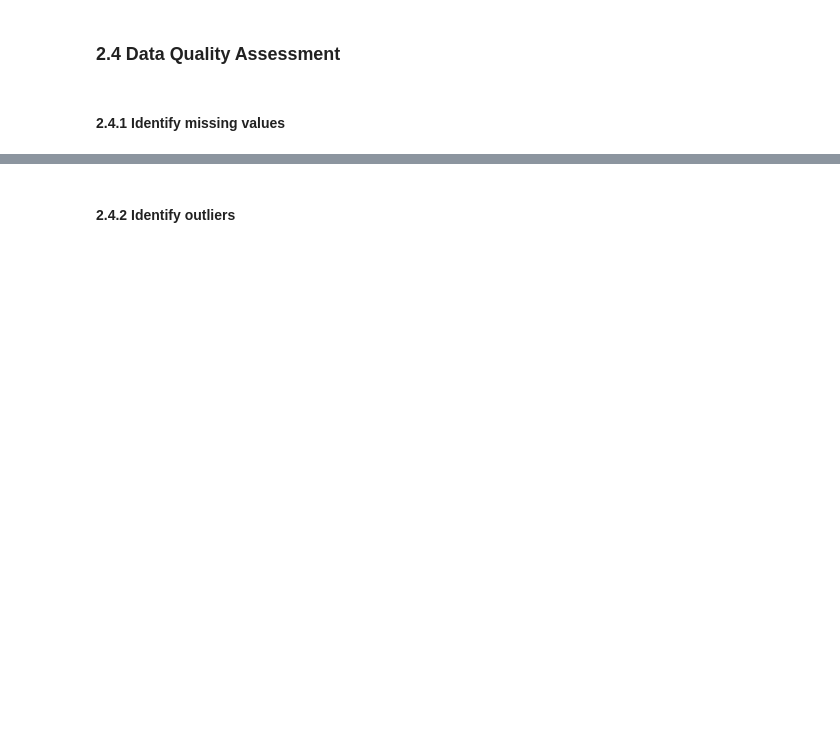
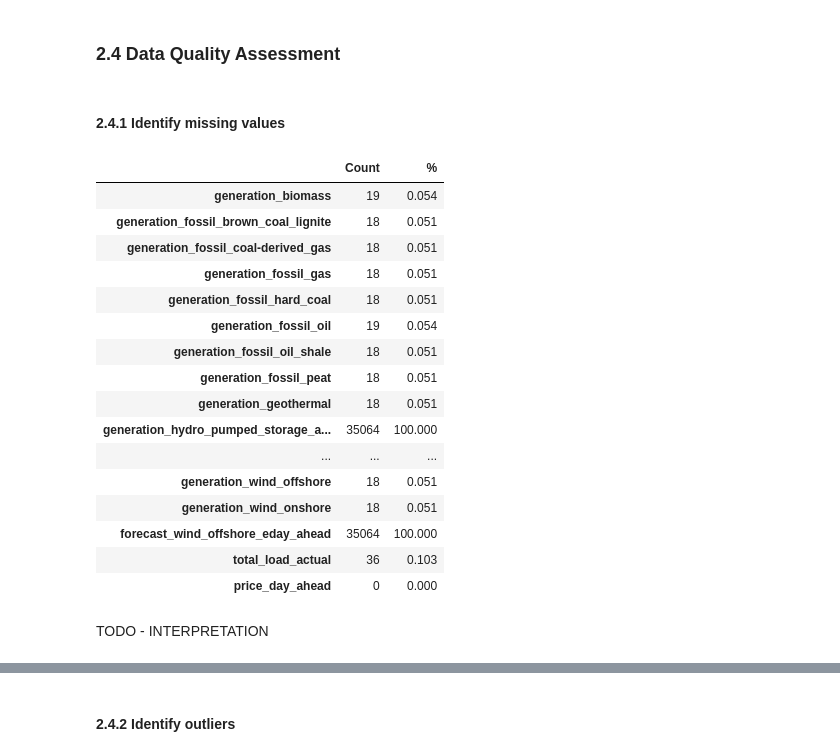
Before and after one commit to matowaty/MINDD_project, a Jupyter notebook: project_2/project2.ipynb, the cells around one changed output, grey strips where cells are left out. Saved outputs shown, nothing was run; the diff lists cells and outputs as text; code cells hidden in the pictures; blank space fills up the shorter version.

```diff
--- a/project_2/project2.ipynb
+++ b/project_2/project2.ipynb
@@ -121,3 +204,36 @@ TODO - INTEPRETATION
 ### 2.4 Data Quality Assessment
 # %% [markdown]
 #### 2.4.1 Identify missing values
+# %%
+# % missing values by column
+
+def missing_values_info(df):
+    nulls = df.isnull().sum()
+    percent = round(nulls / df.shape[0] * 100, 3)
+
+    nullvalues = pd.concat([nulls, percent], axis=1)
+    nullvalues.columns = ["Count", "%"]
+
+    return nullvalues
+# %%
+missing_values_info(energy)
+# %% [output]
+|  | Count | % |
+| generation_biomass | 19 | 0.054 |
+| generation_fossil_brown_coal_lignite | 18 | 0.051 |
+| generation_fossil_coal-derived_gas | 18 | 0.051 |
+| generation_fossil_gas | 18 | 0.051 |
+| generation_fossil_hard_coal | 18 | 0.051 |
+| generation_fossil_oil | 19 | 0.054 |
+| generation_fossil_oil_shale | 18 | 0.051 |
+| generation_fossil_peat | 18 | 0.051 |
+| generation_geothermal | 18 | 0.051 |
+| generation_hydro_pumped_storage_a... | 35064 | 100.000 |
+| ... | ... | ... |
+| generation_wind_offshore | 18 | 0.051 |
+| generation_wind_onshore | 18 | 0.051 |
+| forecast_wind_offshore_eday_ahead | 35064 | 100.000 |
+| total_load_actual | 36 | 0.103 |
+| price_day_ahead | 0 | 0.000 |
+# %% [markdown]
+TODO - INTERPRETATION
```
Also changed, not shown: parts of 28 cells of this notebook, 1 other file.
